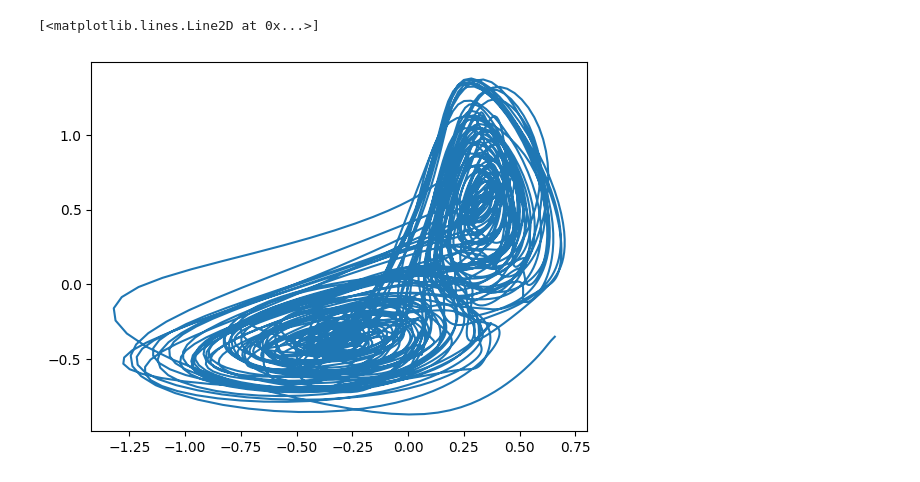
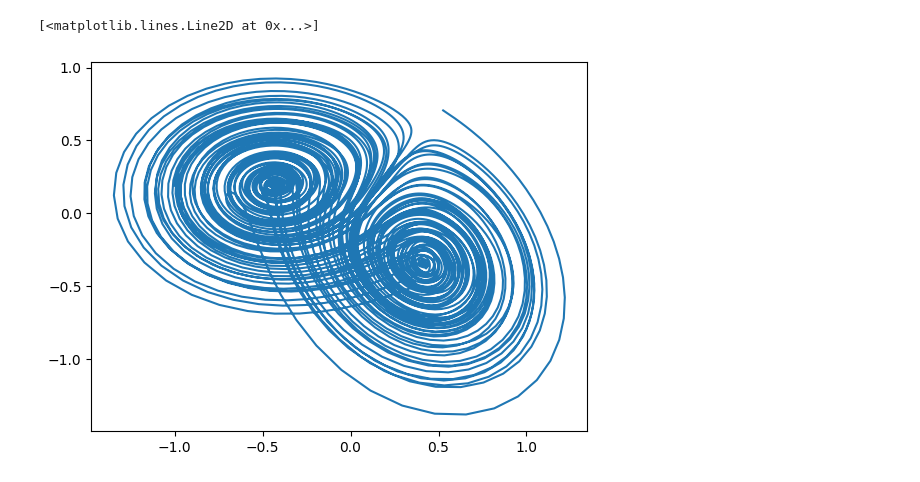
Before and after one commit to z7743/FlowDecomposition, a Jupyter notebook: notebooks/model_test.ipynb, the cells around one changed output. Cells and saved outputs as stored; diff of their text form; code cells hidden in the pictures.

```diff
--- a/notebooks/model_test.ipynb
+++ b/notebooks/model_test.ipynb
@@ -43,11 +43,11 @@ X_mixed = (X_mixed - X_mixed.mean(axis=0))/X_mixed.std(axis=0)
 # Initialization parameters for FlowDecomposition.
 init_params = {
     "input_dim": 20,
-    "proj_dim": 3,
+    "proj_dim": 2,
     "n_components": 3,
     "num_delays": 0,
-    "delay_step": None,
-    "subtract_corr": False,
+    "delay_step": 0,
+    "subtract_autocorr": False,
     "device": "cuda",
     "optimizer": "Adagrad",
     "learning_rate": 0.01,
@@ -56,16 +56,16 @@ init_params = {
 
 # Fit parameters.
 fit_params = {
-    "sample_len": 150,
-    "library_len": 800,
+    "sample_size": 150,
+    "library_size": 800,
     "exclusion_rad": 40,
     "theta": 5,
-    "tp": 100,
-    "epochs": 100,
+    "time_intv": 100,
+    "num_epochs": 100,
     "num_batches": 10,
     "beta": 0,
-    "tp_policy": "range",
-    "loss_mask_size": None
+    "pred_policy": "range",
+    "mask_size": None
 }
 
 fd = FlowDecomposition(**init_params)
@@ -91,7 +91,7 @@ Epoch 100/100, Loss: 0.2186, ccm_loss: 0.2186, h_norm_loss: 0.8068
 # %%
 unmixed = fd.predict(X_mixed)
 # %%
-plt.plot(unmixed[:,0,1],unmixed[:,0,2])
+plt.plot(unmixed[:,0,0],unmixed[:,0,1])
 # %% [output]
 [<matplotlib.lines.Line2D at 0x...>]
-[figure, old version]
+[figure, new version]
```
Also changed, not shown: parts of 2 cells of this notebook, 2 other files.
